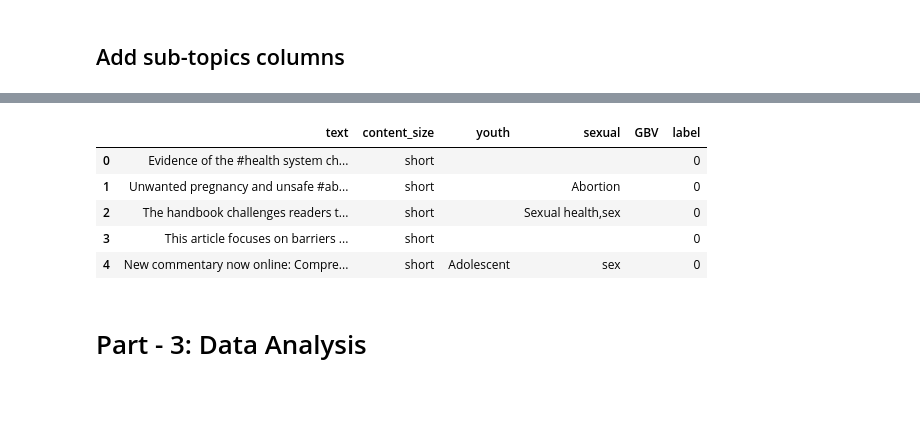
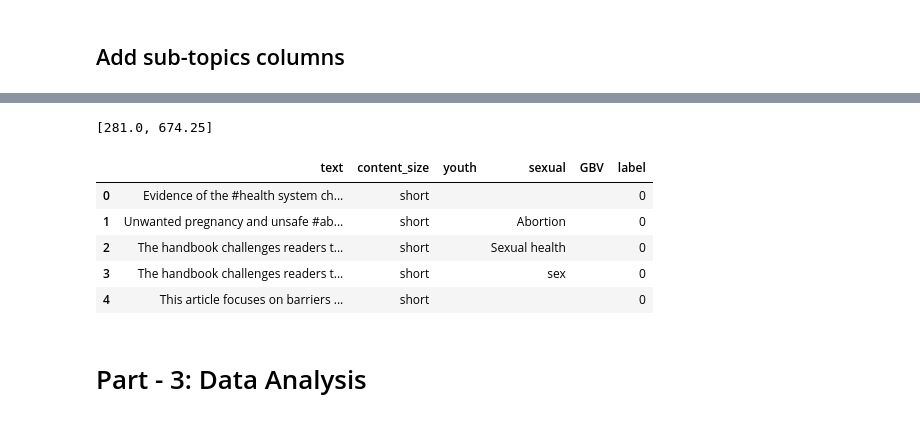
Before and after one commit to yonycherkos/SRH-GBV, a Jupyter notebook: code/SRH_GBV_analysis.ipynb, the cells around one changed output, grey strips where cells are left out. Cells and saved outputs as stored; diff of their text form; code cells hidden in the pictures.

```diff
--- a/code/SRH_GBV_analysis.ipynb
+++ b/code/SRH_GBV_analysis.ipynb
@@ -248,27 +248,36 @@ df.head()
 | 19 | 4.110924e+15 | The handbook challenges readers t... | The handbook challenges readers t... | NaN | 2021-01-08 20:15:16 | https://scontent.fadd1-1.fna.fbcd... | NaN | NaN | NaN | ... |
 | 21 | 4.107126e+15 | This article focuses on barriers ... | This article focuses on barriers ... | NaN | 2021-01-07 11:15:06 | https://scontent.fadd1-1.fna.fbcd... | NaN | NaN | NaN | ... |
 | 34 | 4.071571e+15 | New commentary now online: Compre... | New commentary now online: Compre... | NaN | 2020-12-24 12:15:10 | https://scontent.fadd1-1.fna.fbcd... | NaN | NaN | NaN | ... |
+# %%
+quantieles
+# %% [output]
+[281.0, 674.25]
+# %%
+# find the relevant sub_topics
+sub_topics = {"youth": ["Youth", "Young people", "Adolescent"],
+              "sexual": ["Sexual health", "Reproductive health", "sex", "safer sex", "family planning", "condom", "HIV/AIDS", "Abortion", "Cervical cancer", "Menstrual cycle", "fertility", "relationship with opposite sex"],
+              "GBV": ["Gender-based violence", "rape", "sexual harassment", "forced marriage"]}
+with open("../data/sub_topics.csv", "w") as f:
+    json.dump(sub_topics, f)
 # %%
 # add relevant sub_topics columns
-# TODO - find the relevant sub_topics
-sub_topics = {"youth": ["Youth", "Young people", "Adolescent"],
-              "sexual": ["Sexual health", "Reproductive health", "sex", "safer sex", "family planning", "condom", "HIV/AIDS", "STIs", "HCT", "Abortion", "Cervical cancer", "Menstrual cycle", "fertility", "pubertal changes", "relationship with opposite sex"],
-              "GBV": ["Gender-based violence", "rape", "sexual harassment", "forced marriage"]}
-
 for (sub_topic_name, sub_topic_list) in sub_topics.items():
     df[sub_topic_name] = df['text'].apply(lambda txt: ','.join([str(sub_topic) for sub_topic in sub_topic_list \
                                                 if (sub_topic.lower() in str(txt).lower())]))
+    df[sub_topic_name] = df[sub_topic_name].apply(lambda x: x.split(','))
+    df = df.explode(sub_topic_name)
+
 df = df[["text", "content_size", "youth", "sexual", "GBV", "label"]]
 df = df.reset_index()
 df = df.drop(columns="index")
 df.head()
 # %% [output]
 |  | text | content_size | youth | sexual | GBV | label |
 | 0 | Evidence of the #health system ch... | short |  |  |  | 0 |
 | 1 | Unwanted pregnancy and unsafe #ab... | short |  | Abortion |  | 0 |
-| 2 | The handbook challenges readers t... | short |  | Sexual health,sex |  | 0 |
-| 3 | This article focuses on barriers ... | short |  |  |  | 0 |
-| 4 | New commentary now online: Compre... | short | Adolescent | sex |  | 0 |
+| 2 | The handbook challenges readers t... | short |  | Sexual health |  | 0 |
+| 3 | The handbook challenges readers t... | short |  | sex |  | 0 |
+| 4 | This article focuses on barriers ... | short |  |  |  | 0 |
 # %%
 df.to_csv('../data/cleaned_fb_posts.csv')
 # %% [markdown]
```
Also changed, not shown: parts of 7 cells of this notebook, 7 other files.
